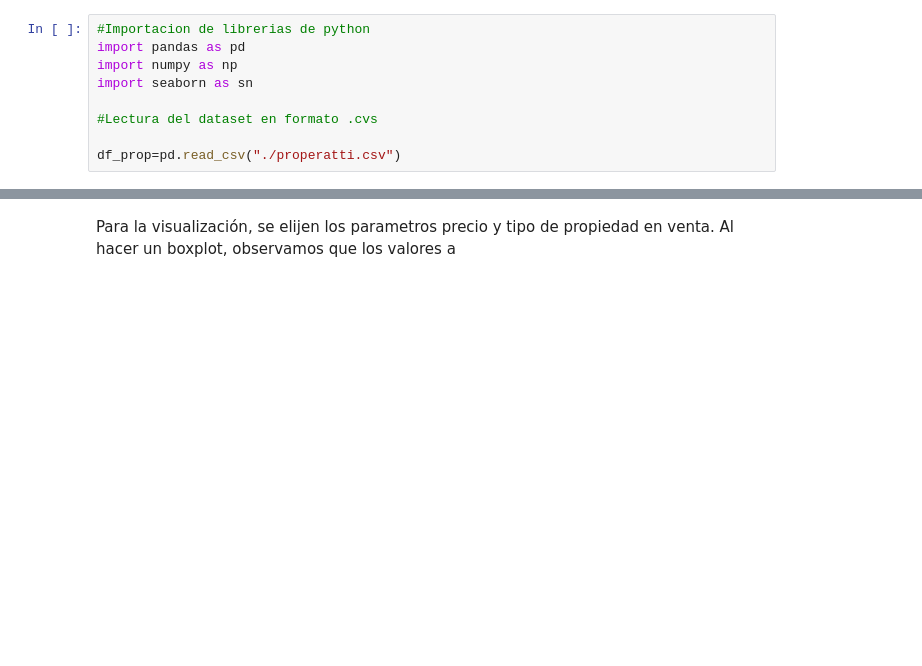
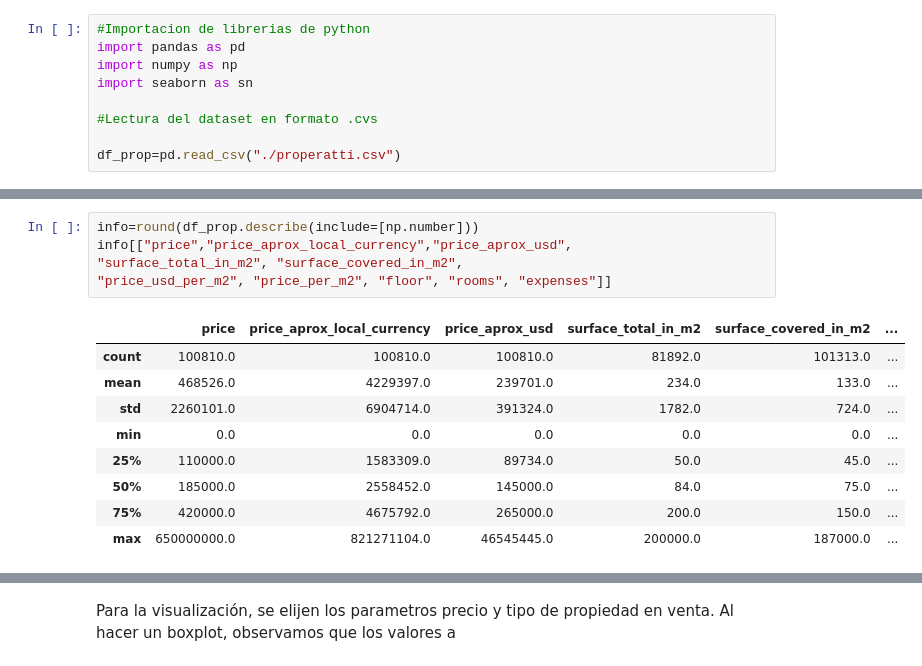
Before and after one commit to fbenitezpiloni/dh_tp_grupo_13, a Jupyter notebook: TP1/TP1_DH.ipynb, the cells around one changed output, grey strips where cells are left out. Cells and saved outputs as stored; diff of their text form; blank space fills up the shorter version.

Commit message:
version 4/11 sin info de NIco y chicos de COL

```diff
--- a/TP1/TP1_DH.ipynb
+++ b/TP1/TP1_DH.ipynb
@@ -59,0 +162,15 @@ En el analisis de datos se pbserva que:
+# %%
+info=round(df_prop.describe(include=[np.number]))
+info[["price","price_aprox_local_currency","price_aprox_usd",
+"surface_total_in_m2", "surface_covered_in_m2",
+"price_usd_per_m2", "price_per_m2", "floor", "rooms", "expenses"]]
+# %% [output]
+|  | price | price_aprox_local_currency | price_aprox_usd | surface_total_in_m2 | surface_covered_in_m2 | ... |
+| count | 100810.0 | 100810.0 | 100810.0 | 81892.0 | 101313.0 | ... |
+| mean | 468526.0 | 4229397.0 | 239701.0 | 234.0 | 133.0 | ... |
+| std | 2260101.0 | 6904714.0 | 391324.0 | 1782.0 | 724.0 | ... |
+| min | 0.0 | 0.0 | 0.0 | 0.0 | 0.0 | ... |
+| 25% | 110000.0 | 1583309.0 | 89734.0 | 50.0 | 45.0 | ... |
+| 50% | 185000.0 | 2558452.0 | 145000.0 | 84.0 | 75.0 | ... |
+| 75% | 420000.0 | 4675792.0 | 265000.0 | 200.0 | 150.0 | ... |
+| max | 650000000.0 | 821271104.0 | 46545445.0 | 200000.0 | 187000.0 | ... |
```
Also changed, not shown: parts of 24 cells of this notebook.
